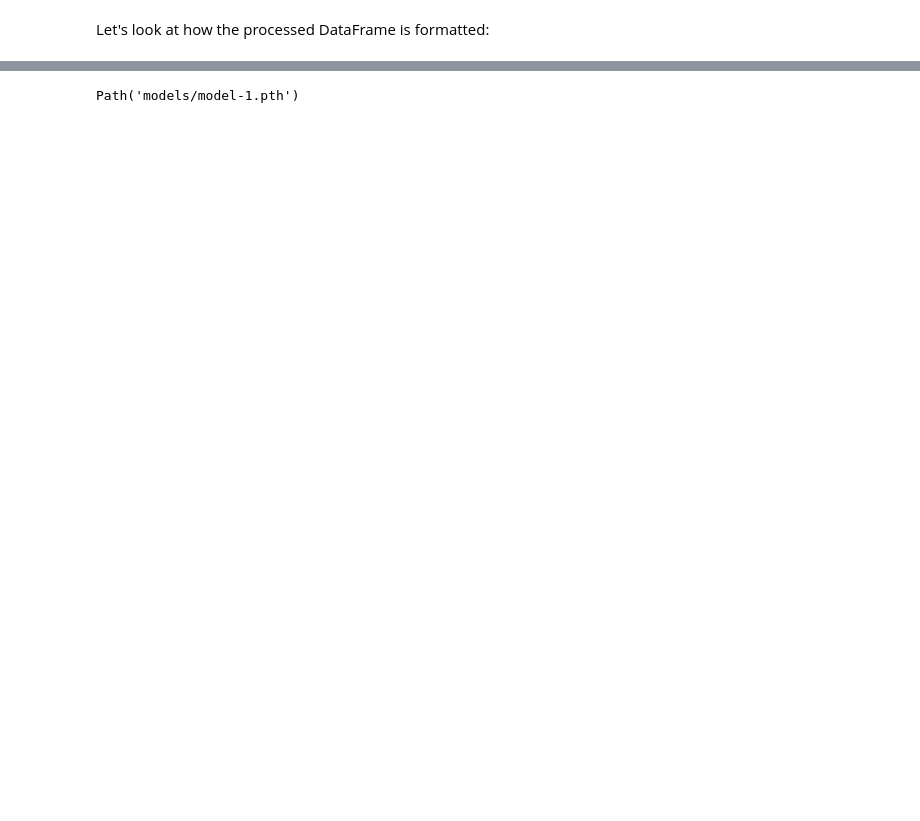
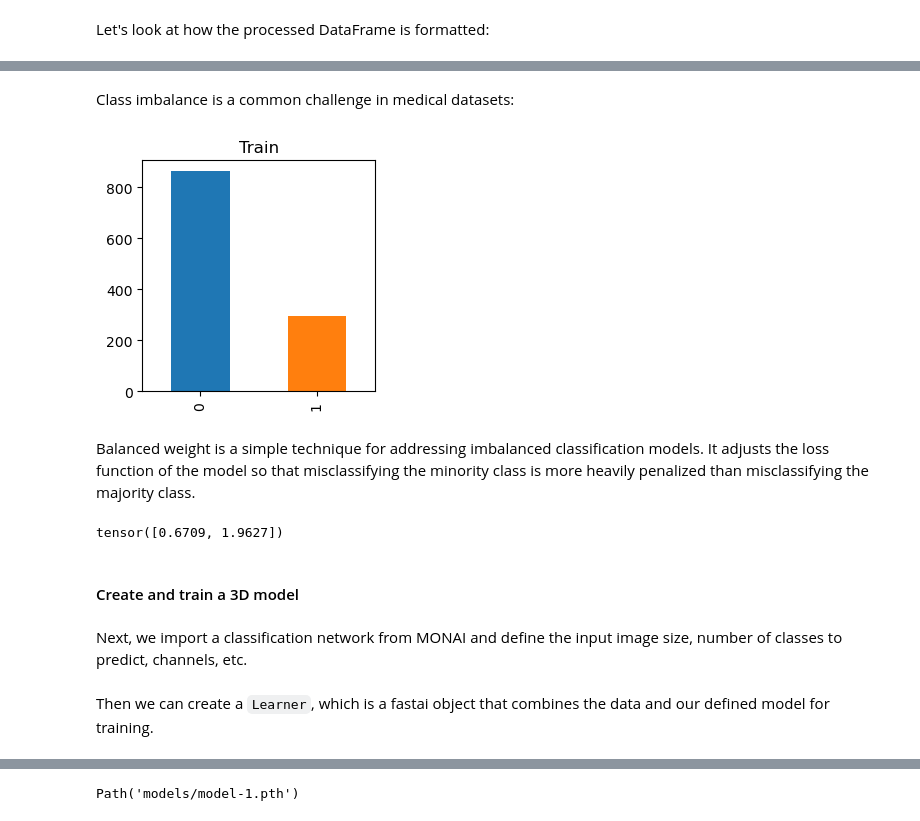
Before and after one commit to MMIV-ML/fastMONAI, a Jupyter notebook: paper/paper.ipynb, the cells around one changed output, grey strips where cells are left out. Cells and saved outputs as stored; diff of their text form; code cells hidden in the pictures; blank space fills up the shorter version.

```diff
--- a/paper/paper.ipynb
+++ b/paper/paper.ipynb
@@ -80,0 +119,21 @@ Let's look at how the processed DataFrame is formatted:
+# %% [markdown]
+Class imbalance is a common challenge in medical datasets:
+# %%
+df.loc[~df.is_val].labels.value_counts().plot(kind='bar', color=['C0', 'C1'], title='Train',figsize=(3,3));
+# %% [output]
+[figure, added]
+# %% [markdown]
+
+Balanced weight is a simple technique for addressing imbalanced classification models. It adjusts the loss function of the model so that misclassifying the minority class is more heavily penalized than misclassifying the majority class.
+# %%
+from sklearn.utils.class_weight import compute_class_weight
+
+y_train = df.loc[~df.is_val].labels
+weights = torch.Tensor(compute_class_weight(class_weight='balanced', classes=np.unique(y_train),y=y_train.values.reshape(-1)))
+weights
+# %% [output]
+tensor([0.6709, 1.9627])
+# %% [markdown]
+#### Create and train a 3D model
+# %% [markdown]
+Next, we import a classification network from MONAI and define the input image size, number of classes to predict, channels, etc.
@@ -80,0 +147,2 @@ Let's look at how the processed DataFrame is formatted:
+# %% [markdown]
+Then we can create a `Learner`, which is a fastai object that combines the data and our defined model for training.
```
Also changed, not shown: parts of 124 cells of this notebook, 29 other files.
